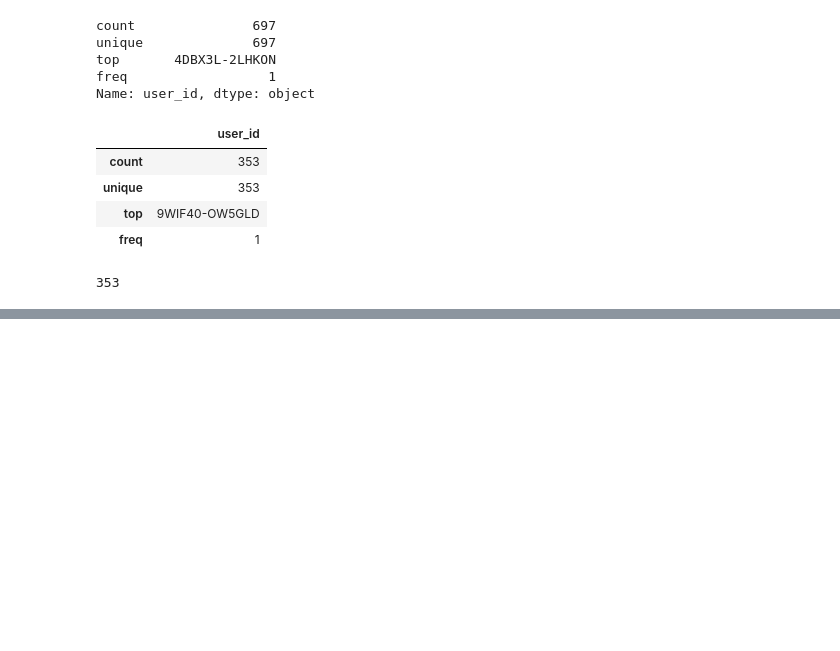
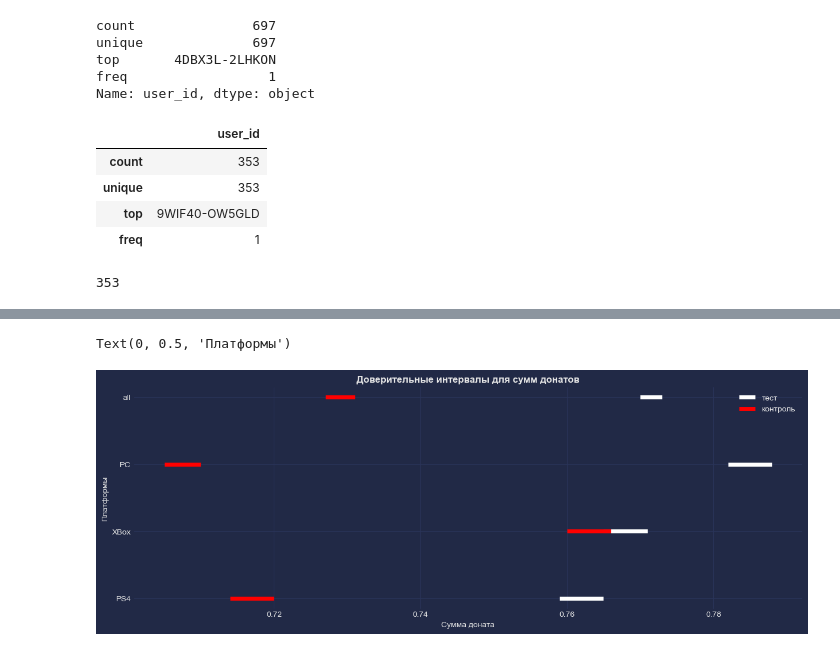
Before and after one commit to philippkuch/data_analyst_projects, a Jupyter notebook: ARPU_gamedev_AB-test.ipynb, the cells around one changed output, grey strips where cells are left out. Drawn from its saved outputs; the diff is of its cells as text; code cells hidden in the pictures; blank space fills up the shorter version.

```diff
--- a/ARPU_gamedev_AB-test.ipynb
+++ b/ARPU_gamedev_AB-test.ipynb
@@ -294 +739,25 @@ plt.legend()
+# %%
+# визуализация доверительных интервалов для донатов
+
+fig = plt.figure(figsize = (15, 5))
+
+if len(platforms_list) == 3:
+    platforms_list += ['all']
+
+plt.hlines(platforms_list,
+           interval_results['low_test'],
+           interval_results['high_test'],
+           color = 'white', linewidth = 5, label='тест')
+plt.hlines(platforms_list,
+           interval_results['low_control'],
+           interval_results['high_control'],
+           color = 'red', linewidth = 5, label='контроль')
+
+plt.legend()
+plt.title(label='Доверительные интервалы для сумм донатов', fontweight='bold')
+plt.xlabel("Сумма доната")
+plt.ylabel("Платформы")
+# %% [output]
+Text(0, 0.5, 'Платформы')
+[figure, added]
 # %%
```
Also changed, not shown: parts of 47 cells of this notebook.
